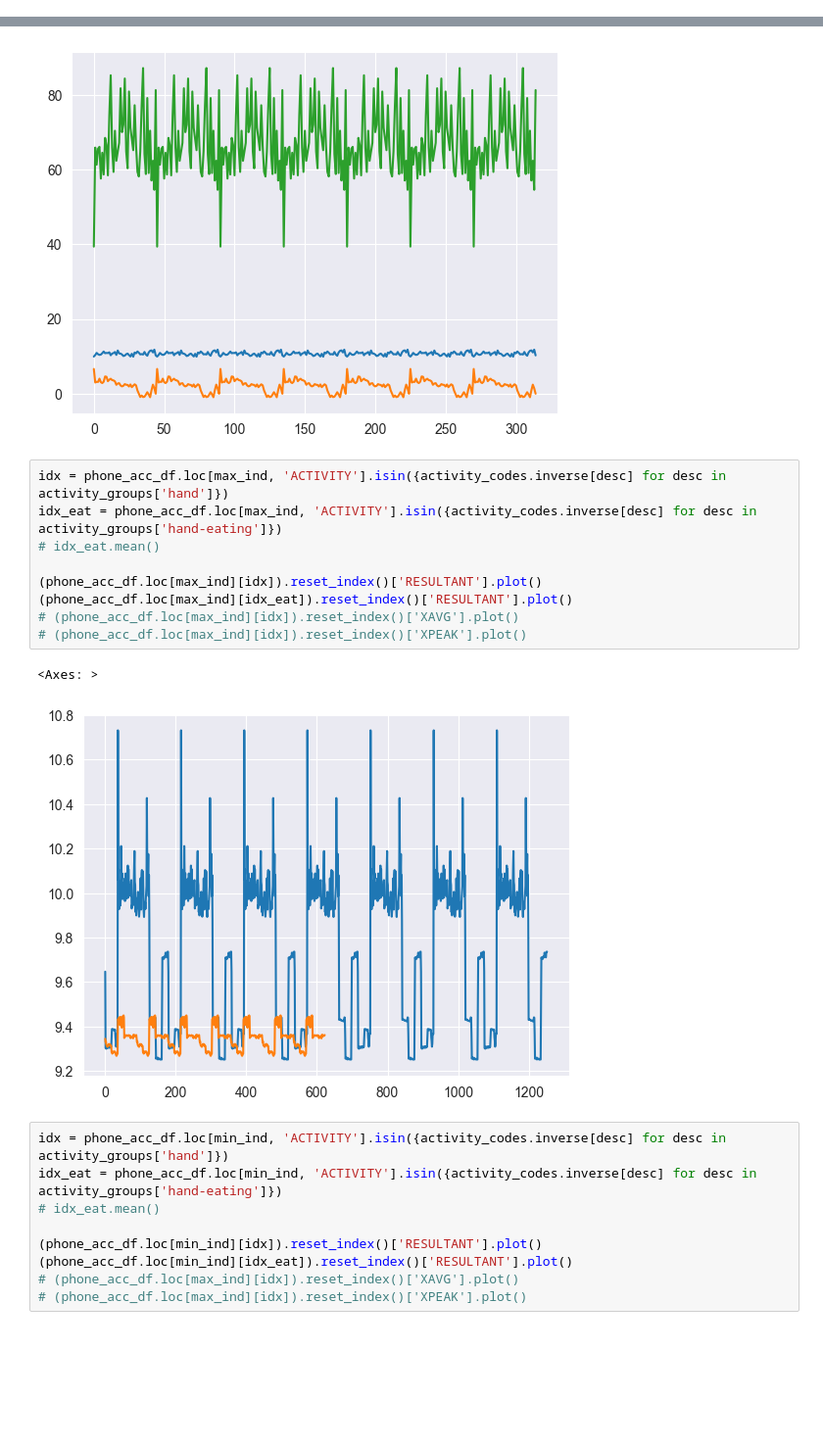
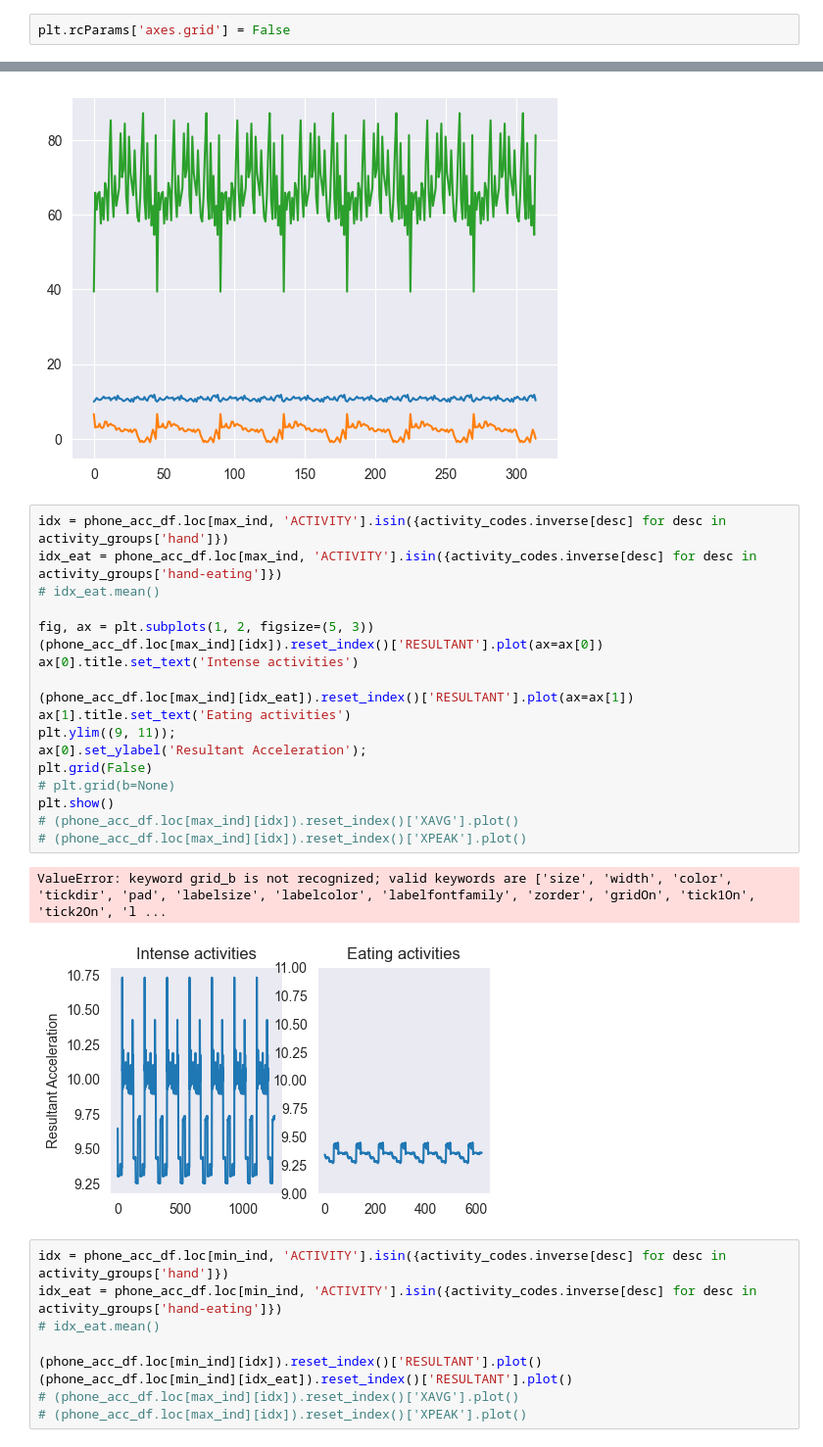
Before and after one commit to andleb/STATS608Final, a Jupyter notebook: EDA.ipynb, the cells around one changed output, grey strips where cells are left out. Shown at 98% size. Saved outputs shown, nothing was run; the diff lists cells and outputs as text; blank space fills up the shorter version.

Commit message:
plotting

```diff
--- a/EDA.ipynb
+++ b/EDA.ipynb
@@ -19,6 +19,8 @@ WARNING (pytensor.tensor.blas): Using NumPy C-API based implementation for BLAS
 from scipy import io
 # %%
 import os
+# %%
+plt.rcParams['axes.grid'] = False
 # %% [markdown]
 ## Data
 # %% [markdown]
@@ -262,15 +271,24 @@ idx = phone_acc_df.loc[max_ind, 'ACTIVITY'] == 'M'
 # %%
 idx = phone_acc_df.loc[max_ind, 'ACTIVITY'].isin({activity_codes.inverse[desc] for desc in activity_groups['hand']})
 idx_eat = phone_acc_df.loc[max_ind, 'ACTIVITY'].isin({activity_codes.inverse[desc] for desc in activity_groups['hand-eating']})
 # idx_eat.mean()
 
-(phone_acc_df.loc[max_ind][idx]).reset_index()['RESULTANT'].plot()
-(phone_acc_df.loc[max_ind][idx_eat]).reset_index()['RESULTANT'].plot()
+fig, ax = plt.subplots(1, 2, figsize=(5, 3))
+(phone_acc_df.loc[max_ind][idx]).reset_index()['RESULTANT'].plot(ax=ax[0])
+ax[0].title.set_text('Intense activities')
+
+(phone_acc_df.loc[max_ind][idx_eat]).reset_index()['RESULTANT'].plot(ax=ax[1])
+ax[1].title.set_text('Eating activities')
+plt.ylim((9, 11));
+ax[0].set_ylabel('Resultant Acceleration');
+plt.grid(False)
+# plt.grid(b=None)
+plt.show()
 # (phone_acc_df.loc[max_ind][idx]).reset_index()['XAVG'].plot()
 # (phone_acc_df.loc[max_ind][idx]).reset_index()['XPEAK'].plot()
 # %% [output]
-<Axes: >
+ValueError: keyword grid_b is not recognized; valid keywords are ['size', 'width', 'color', 'tickdir', 'pad', 'labelsize', 'labelcolor', 'labelfontfamily', 'zorder', 'gridOn', 'tick1On', 'tick2On', 'l ...
-[figure, old version]
+[figure, new version]
 # %%
 idx = phone_acc_df.loc[min_ind, 'ACTIVITY'].isin({activity_codes.inverse[desc] for desc in activity_groups['hand']})
 idx_eat = phone_acc_df.loc[min_ind, 'ACTIVITY'].isin({activity_codes.inverse[desc] for desc in activity_groups['hand-eating']})
```
Also changed, not shown: parts of 3 cells of this notebook, 10 other files.
